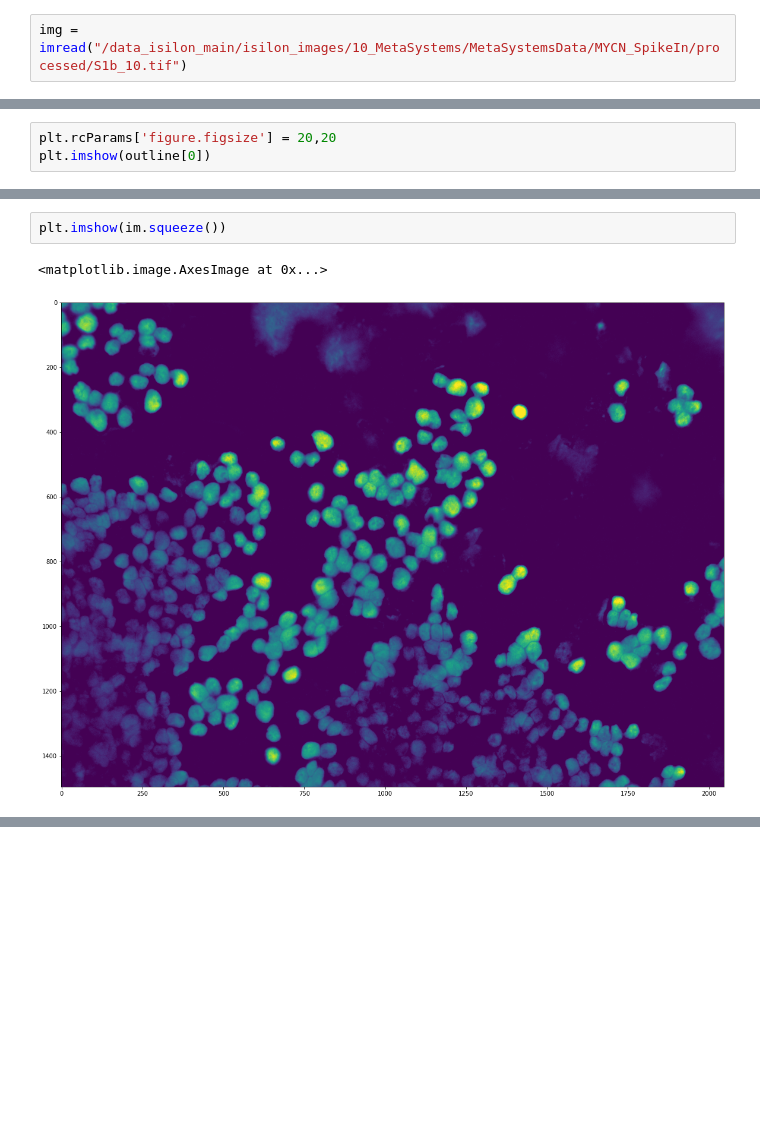
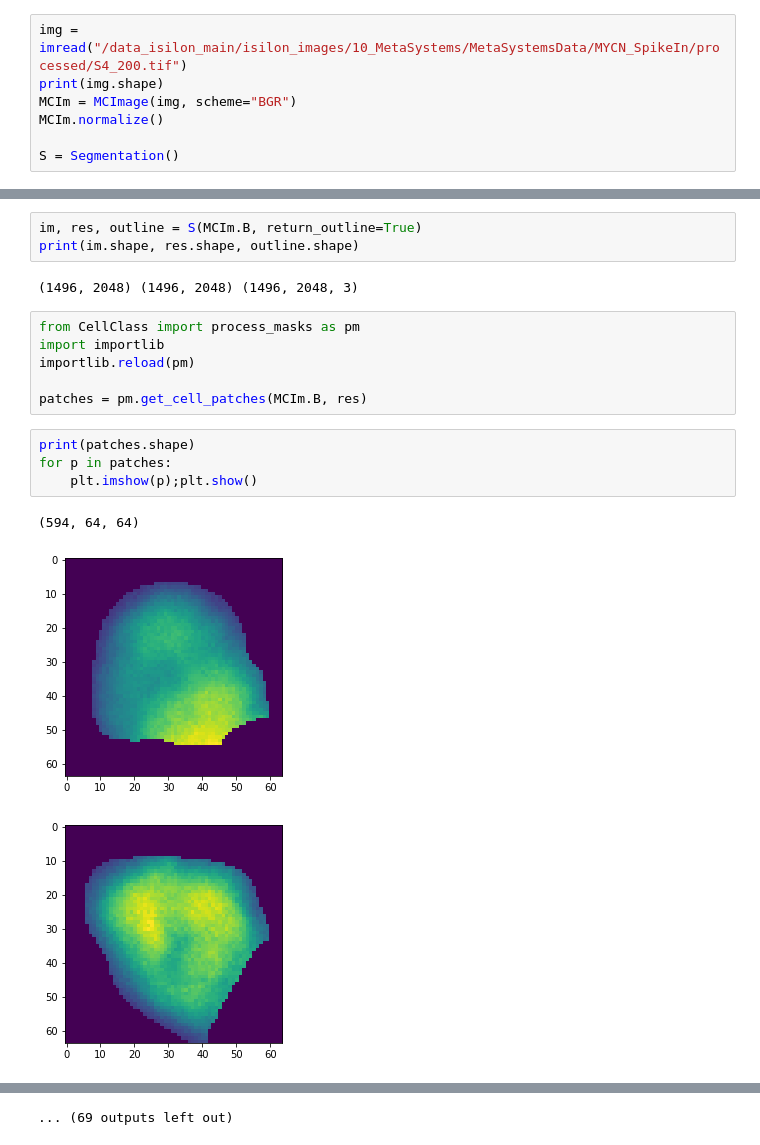
Before and after one commit to SimonBon/CellClass, a Jupyter notebook: test.ipynb, the cells around one changed output, grey strips where cells are left out. Cells and saved outputs as stored; diff of their text form; blank space fills up the shorter version.

```diff
--- a/test.ipynb
+++ b/test.ipynb
@@ -6,2 +11,7 @@ import matplotlib.pyplot as plt
 # %%
-img = imread("/data_isilon_main/isilon_images/10_MetaSystems/MetaSystemsData/MYCN_SpikeIn/processed/S1b_10.tif")
+img = imread("/data_isilon_main/isilon_images/10_MetaSystems/MetaSystemsData/MYCN_SpikeIn/processed/S4_200.tif")
+print(img.shape)
+MCIm = MCImage(img, scheme="BGR")
+MCIm.normalize()
+
+S = Segmentation()
@@ -101,3 +31,0 @@ outline = make_outline_overlay(rgb, labeled_image)
-# %%
-plt.rcParams['figure.figsize'] = 20,20
-plt.imshow(outline[0])
@@ -107,5 +32,19 @@ plt.imshow(outline[0])
-# %%
-plt.imshow(im.squeeze())
-# %% [output]
-<matplotlib.image.AxesImage at 0x...>
-[figure, removed]
+# %%
+im, res, outline = S(MCIm.B, return_outline=True)
+print(im.shape, res.shape, outline.shape)
+# %% [output]
+(1496, 2048) (1496, 2048) (1496, 2048, 3)
+# %%
+from CellClass import process_masks as pm
+import importlib
+importlib.reload(pm)
+
+patches = pm.get_cell_patches(MCIm.B, res)
+# %%
+print(patches.shape)
+for p in patches:
+    plt.imshow(p);plt.show()
+# %% [output]
+(594, 64, 64)
+[figure, added]
+[figure, added]
@@ -111,0 +60 @@ plt.imshow(im.squeeze())
+... (69 outputs left out)
```
Also changed, not shown: parts of 15 cells of this notebook, 7 other files.
